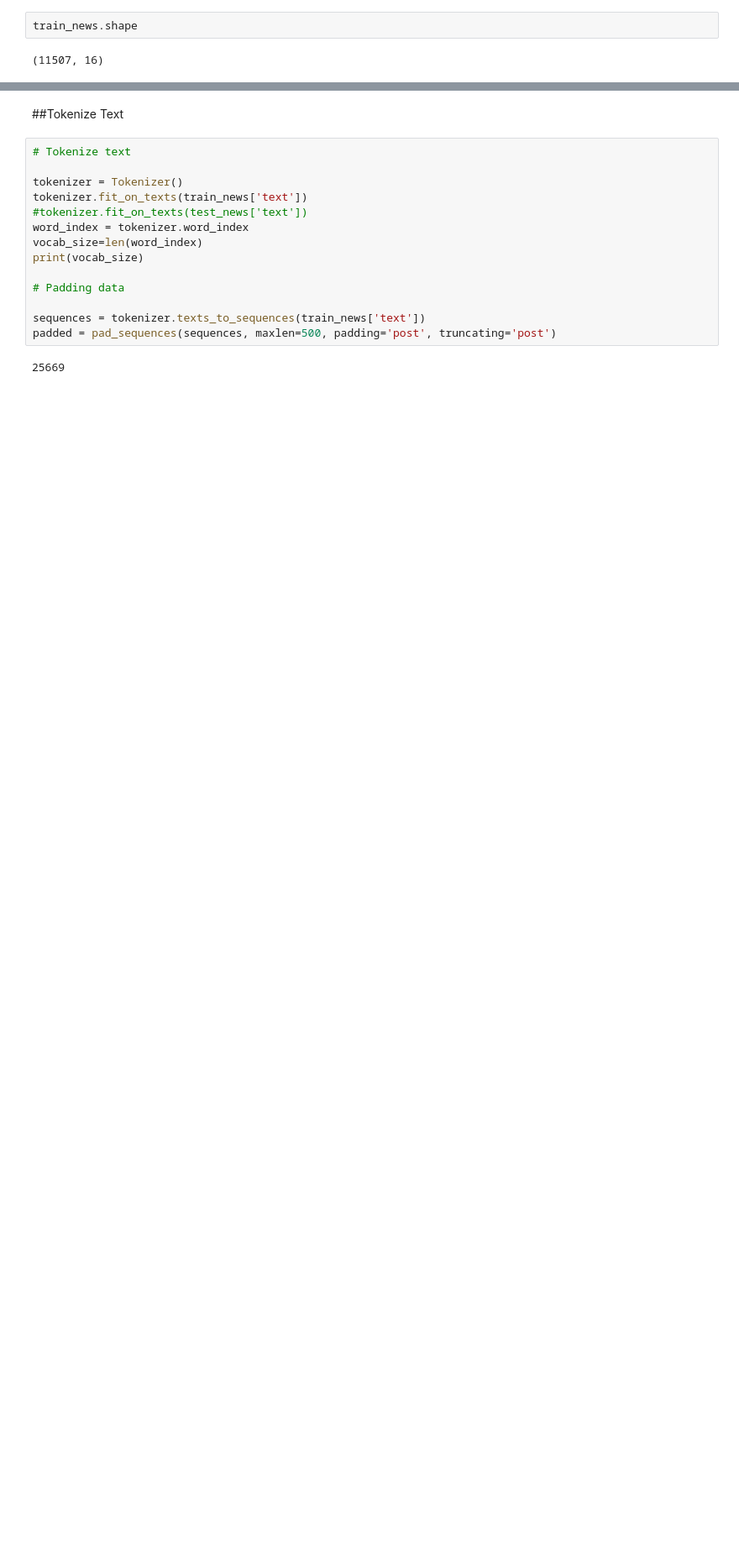
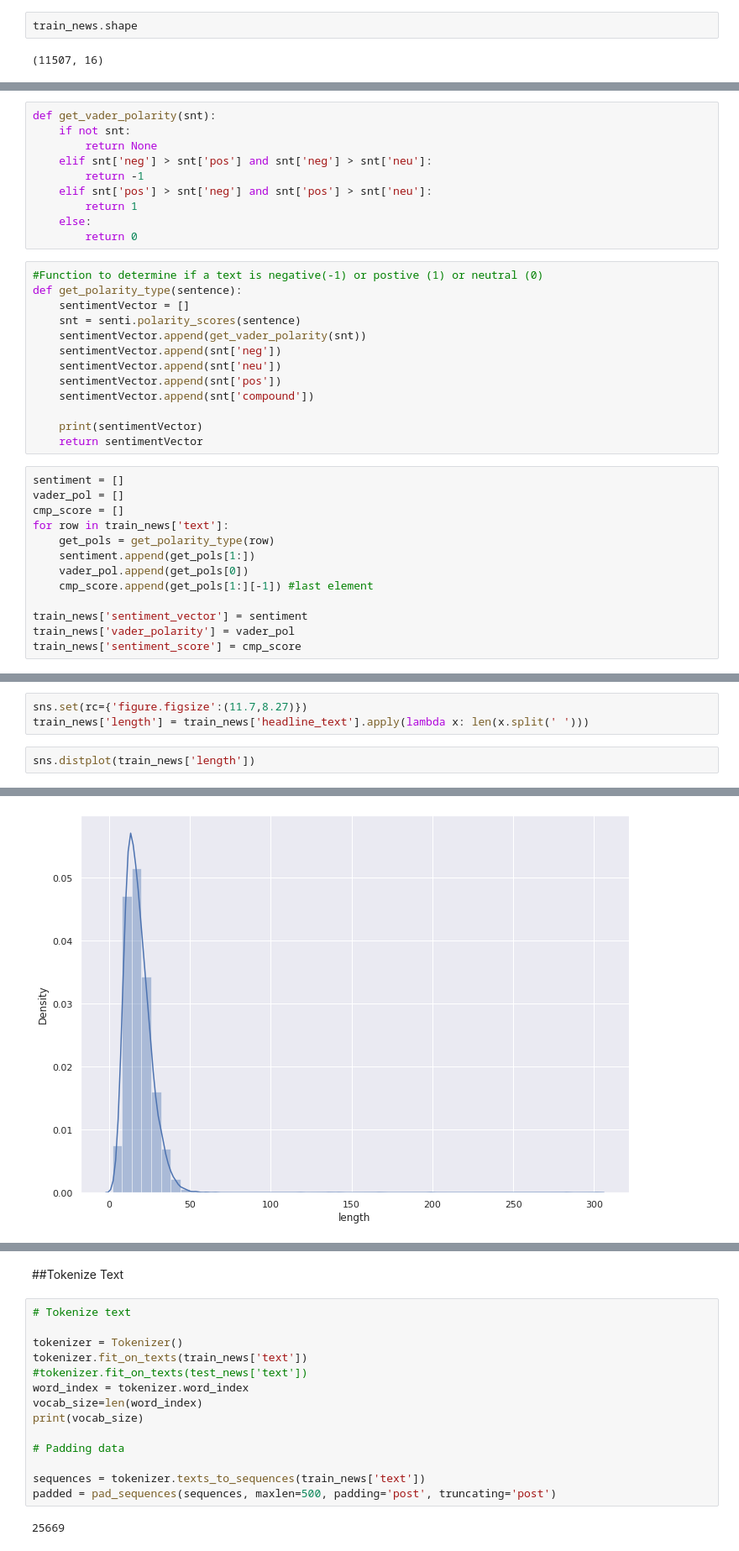
Before and after one commit to snarvekark/NeuralNetworkClassifier, a Jupyter notebook: NeuralNetworkClassifier.ipynb, the cells around one changed output, grey strips where cells are left out. Shown at 84% size. Drawn from its saved outputs; the diff is of its cells as text; blank space fills up the shorter version.

Commit message:
Added Glove embedding, LDA, Topic modeling and sentiment

```diff
--- a/NeuralNetworkClassifier.ipynb
+++ b/NeuralNetworkClassifier.ipynb
@@ -217,0 +272,36 @@ train_news.shape
+# %%
+def get_vader_polarity(snt):
+    if not snt:
+        return None
+    elif snt['neg'] > snt['pos'] and snt['neg'] > snt['neu']:
+        return -1
+    elif snt['pos'] > snt['neg'] and snt['pos'] > snt['neu']:
+        return 1
+    else:
+        return 0
+# %%
+#Function to determine if a text is negative(-1) or postive (1) or neutral (0)
+def get_polarity_type(sentence):
+    sentimentVector = []
+    snt = senti.polarity_scores(sentence)
+    sentimentVector.append(get_vader_polarity(snt))
+    sentimentVector.append(snt['neg'])
+    sentimentVector.append(snt['neu'])
+    sentimentVector.append(snt['pos'])
+    sentimentVector.append(snt['compound'])
+
+    print(sentimentVector)
+    return sentimentVector
+# %%
+sentiment = []
+vader_pol = []
+cmp_score = []
+for row in train_news['text']:
+    get_pols = get_polarity_type(row)
+    sentiment.append(get_pols[1:])
+    vader_pol.append(get_pols[0])
+    cmp_score.append(get_pols[1:][-1]) #last element
+
+train_news['sentiment_vector'] = sentiment
+train_news['vader_polarity'] = vader_pol
+train_news['sentiment_score'] = cmp_score
@@ -217,0 +337,6 @@ train_news.shape
+# %%
+sns.set(rc={'figure.figsize':(11.7,8.27)})
+train_news['length'] = train_news['headline_text'].apply(lambda x: len(x.split(' ')))
+# %%
+sns.distplot(train_news['length'])
+# %% [output]
@@ -217,0 +344 @@ train_news.shape
+[figure, added]
```
Also changed, not shown: parts of 67 cells of this notebook.
